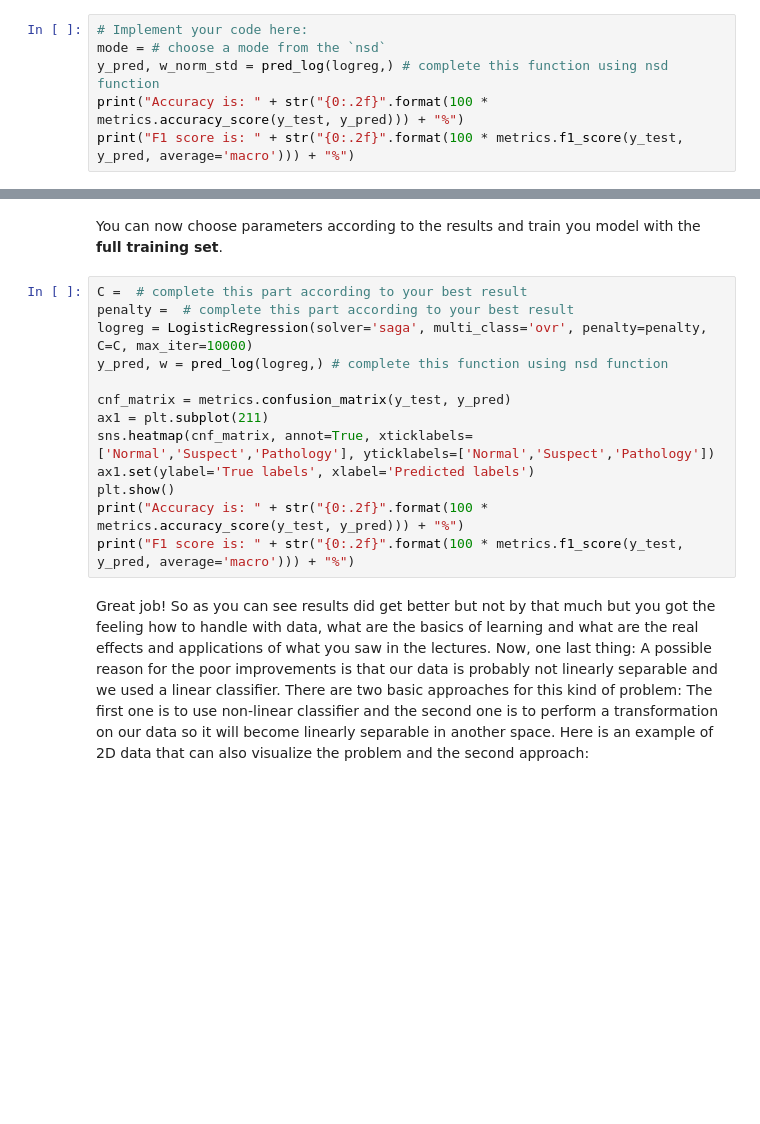
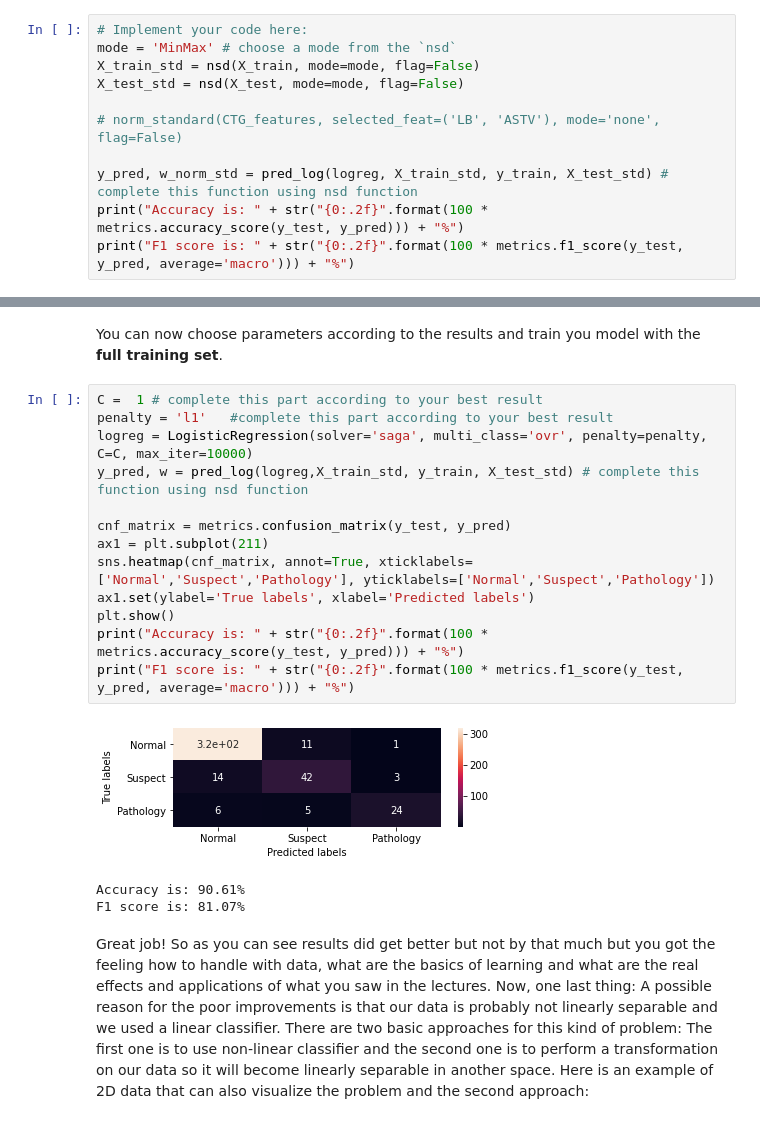
Before and after one commit to mlh-master/hw1_mlh-lidan-and-tom, a Jupyter notebook: HW1.ipynb, the cells around one changed output, grey strips where cells are left out. Cells and saved outputs as stored; diff of their text form; blank space fills up the shorter version.

```diff
--- a/HW1.ipynb
+++ b/HW1.ipynb
@@ -317,7 +368,12 @@ Now let's see if normalization and standardization help us. Fill the next cell a
 * Set the `flag` argument to `False` when using `nsd` function.
 # %%
 # Implement your code here:
-mode = # choose a mode from the `nsd`
-y_pred, w_norm_std = pred_log(logreg,) # complete this function using nsd function
+mode = 'MinMax' # choose a mode from the `nsd`
+X_train_std = nsd(X_train, mode=mode, flag=False)
+X_test_std = nsd(X_test, mode=mode, flag=False)
+
+# norm_standard(CTG_features, selected_feat=('LB', 'ASTV'), mode='none', flag=False)
+
+y_pred, w_norm_std = pred_log(logreg, X_train_std, y_train, X_test_std) # complete this function using nsd function
 print("Accuracy is: " + str("{0:.2f}".format(100 * metrics.accuracy_score(y_test, y_pred))) + "%")
 print("F1 score is: " + str("{0:.2f}".format(100 * metrics.f1_score(y_test, y_pred, average='macro'))) + "%")
@@ -424,18 +516,22 @@ plt.show()
 # %% [markdown]
 You can now choose parameters according to the results and train you model with the **full training set**.
 # %%
-C =  # complete this part according to your best result
-penalty =  # complete this part according to your best result
+C =  1 # complete this part according to your best result
+penalty = 'l1'   #complete this part according to your best result
 logreg = LogisticRegression(solver='saga', multi_class='ovr', penalty=penalty, C=C, max_iter=10000)
-y_pred, w = pred_log(logreg,) # complete this function using nsd function
+y_pred, w = pred_log(logreg,X_train_std, y_train, X_test_std) # complete this function using nsd function
 
 cnf_matrix = metrics.confusion_matrix(y_test, y_pred)
 ax1 = plt.subplot(211)
 sns.heatmap(cnf_matrix, annot=True, xticklabels=['Normal','Suspect','Pathology'], yticklabels=['Normal','Suspect','Pathology'])
 ax1.set(ylabel='True labels', xlabel='Predicted labels')
 plt.show()
 print("Accuracy is: " + str("{0:.2f}".format(100 * metrics.accuracy_score(y_test, y_pred))) + "%")
 print("F1 score is: " + str("{0:.2f}".format(100 * metrics.f1_score(y_test, y_pred, average='macro'))) + "%")
+# %% [output]
+[figure, added]
+Accuracy is: 90.61%
+F1 score is: 81.07%
 # %% [markdown]
 Great job! So as you can see results did get better but not by that much but you got the feeling how to handle with data, what are the basics of learning and what are the real effects and applications of what you saw in the lectures. Now, one last thing: A possible reason for the poor improvements is that our data is probably not linearly separable and we used a linear classifier. There are two basic approaches for this kind of problem:
 The first one is to use non-linear classifier and the second one is to perform a transformation on our data so it will become linearly separable in another space. Here is an example of 2D data that can also visualize the problem and the second approach:
```
Also changed, not shown: parts of 42 cells of this notebook, 2 other files.
